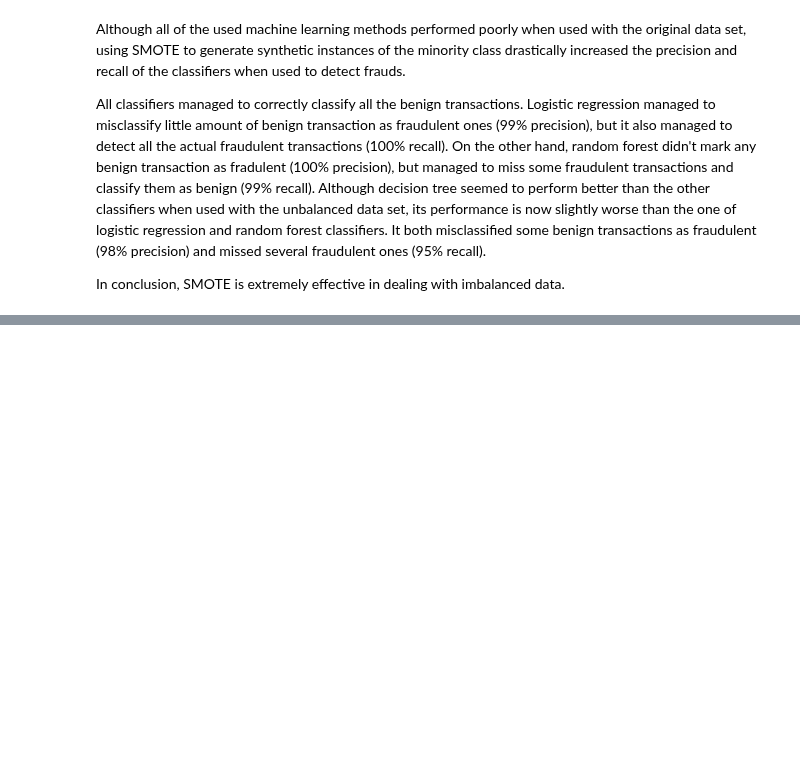
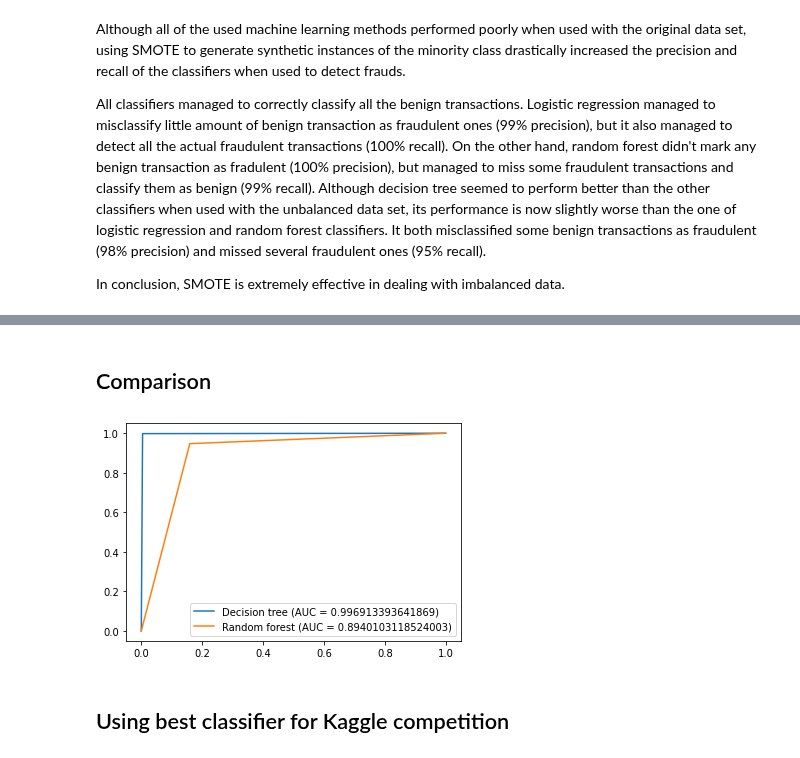
Before and after one commit to kponichtera/cs4035-cda, a Jupyter notebook: jupyter/W1_Visuals.ipynb, the cells around one changed output, grey strips where cells are left out. Drawn from its saved outputs; the diff is of its cells as text; code cells hidden in the pictures; blank space fills up the shorter version.

Commit message:
Kaggle competition stuff (not yet optimized)

```diff
--- a/jupyter/W1_Visuals.ipynb
+++ b/jupyter/W1_Visuals.ipynb
@@ -564,0 +596,11 @@ In conclusion, SMOTE is extremely effective in dealing with imbalanced data.
+# %%
+dtree_classifier = DecisionTreeClassifier(random_state=0)
+dtree_classifier.fit(X_train, y_train)
+
+y_predictions = dtree_classifier.predict(X_test)
+
+print(classification_report(y_test, y_predictions))
+print(f"Accuracy: {accuracy_score(y_test, y_predictions) * 100}")
+
+dtree_fpr, dtree_tpr, _ = roc_curve(y_test, y_predictions)
+dtree_roc_auc = auc(dtree_fpr, dtree_tpr)
@@ -564,0 +620,11 @@ In conclusion, SMOTE is extremely effective in dealing with imbalanced data.
+# %%
+forest_classifier = RandomForestClassifier(max_depth=2, random_state=0)
+forest_classifier.fit(X_train, y_train)
+
+y_predictions = forest_classifier.predict(X_test)
+
+print(classification_report(y_test, y_predictions))
+print(f"Accuracy: {accuracy_score(y_test, y_predictions) * 100}")
+
+forest_fpr, forest_tpr, _ = roc_curve(y_test, y_predictions)
+forest_roc_auc = auc(forest_fpr, forest_tpr)
@@ -564,0 +642,12 @@ In conclusion, SMOTE is extremely effective in dealing with imbalanced data.
+# %% [markdown]
+## Comparison
+# %%
+plt.figure(0).clf()
+plt.plot(dtree_fpr, dtree_tpr, label=f"Decision tree (AUC = {dtree_roc_auc})")
+plt.plot(forest_fpr, forest_tpr, label=f"Random forest (AUC = {forest_roc_auc})")
+plt.legend()
+plt.show()
+# %% [output]
+[figure, added]
+# %% [markdown]
+## Using best classifier for Kaggle competition
```
Also changed, not shown: parts of 7 cells of this notebook.
